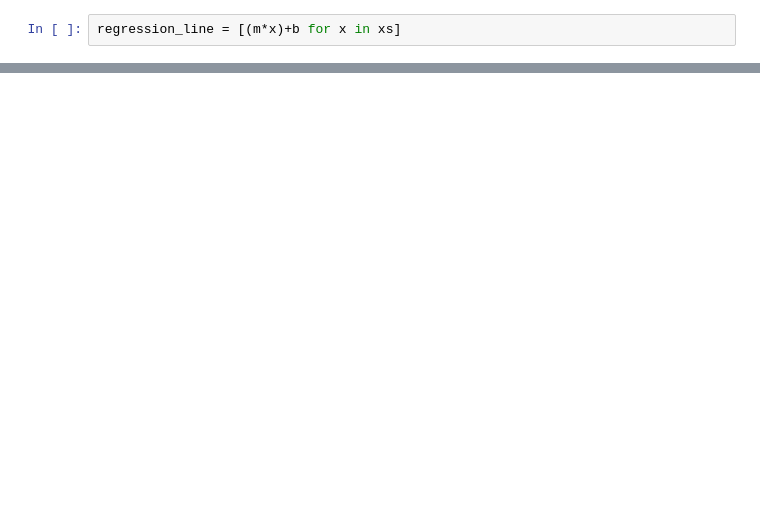
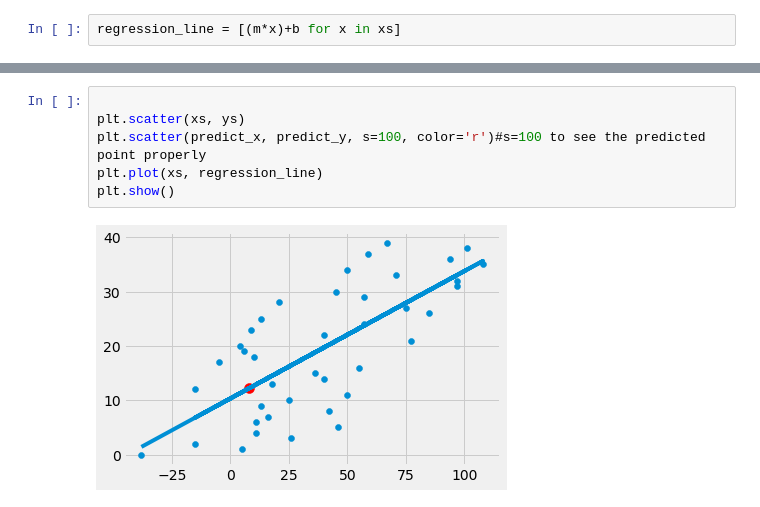
Before and after one commit to vipulyadav150/MACHINE-LEARNING-ALGORITHMS, a Jupyter notebook: Linear Regression - Code from Scratch.ipynb, the cells around one changed output, grey strips where cells are left out. Drawn from its saved outputs; the diff is of its cells as text; blank space fills up the shorter version.

```diff
--- a/Linear Regression - Code from Scratch.ipynb
+++ b/Linear Regression - Code from Scratch.ipynb
@@ -71,0 +102,8 @@ plt.show()
+# %%
+
+plt.scatter(xs, ys)
+plt.scatter(predict_x, predict_y, s=100, color='r')#s=100 to see the predicted point properly
+plt.plot(xs, regression_line)
+plt.show()
+# %% [output]
+[figure, added]
```
Also changed, not shown: parts of 10 cells of this notebook.
